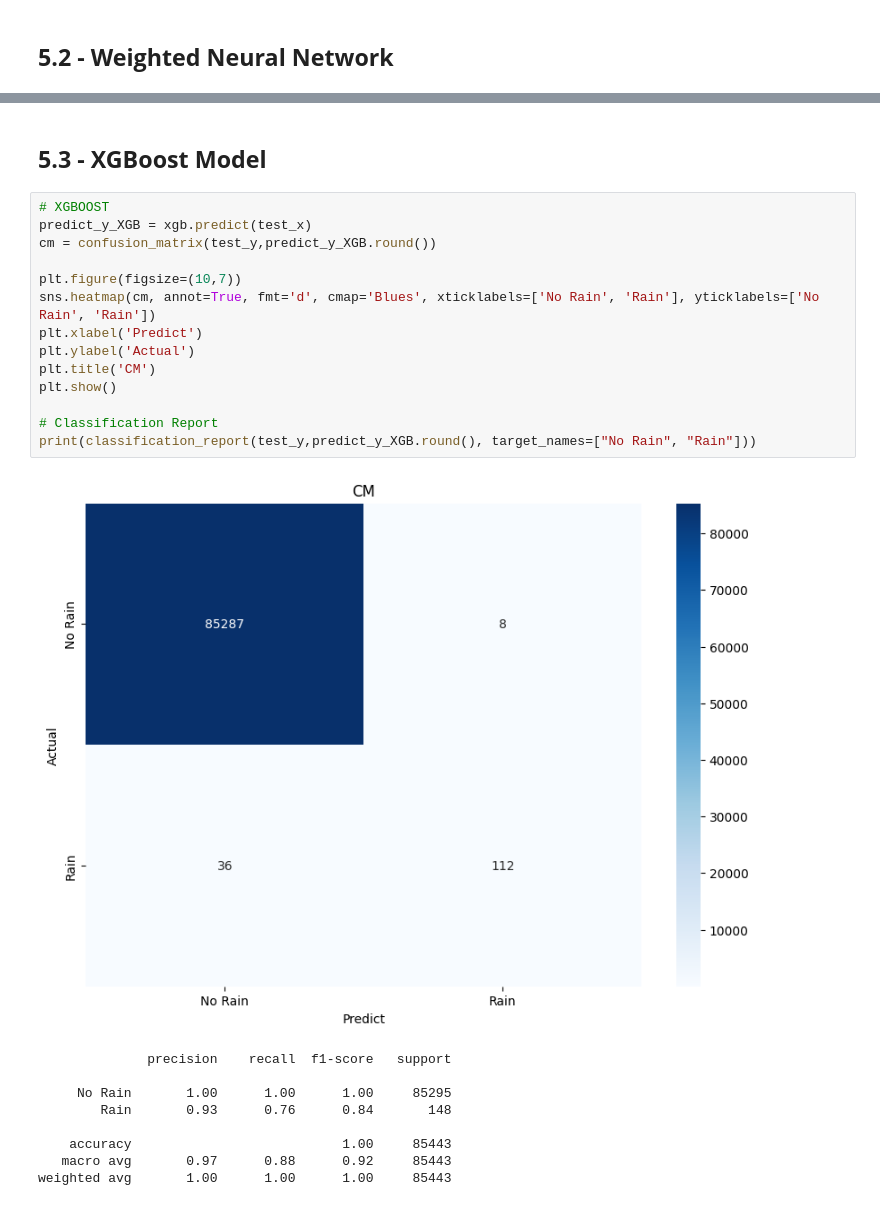
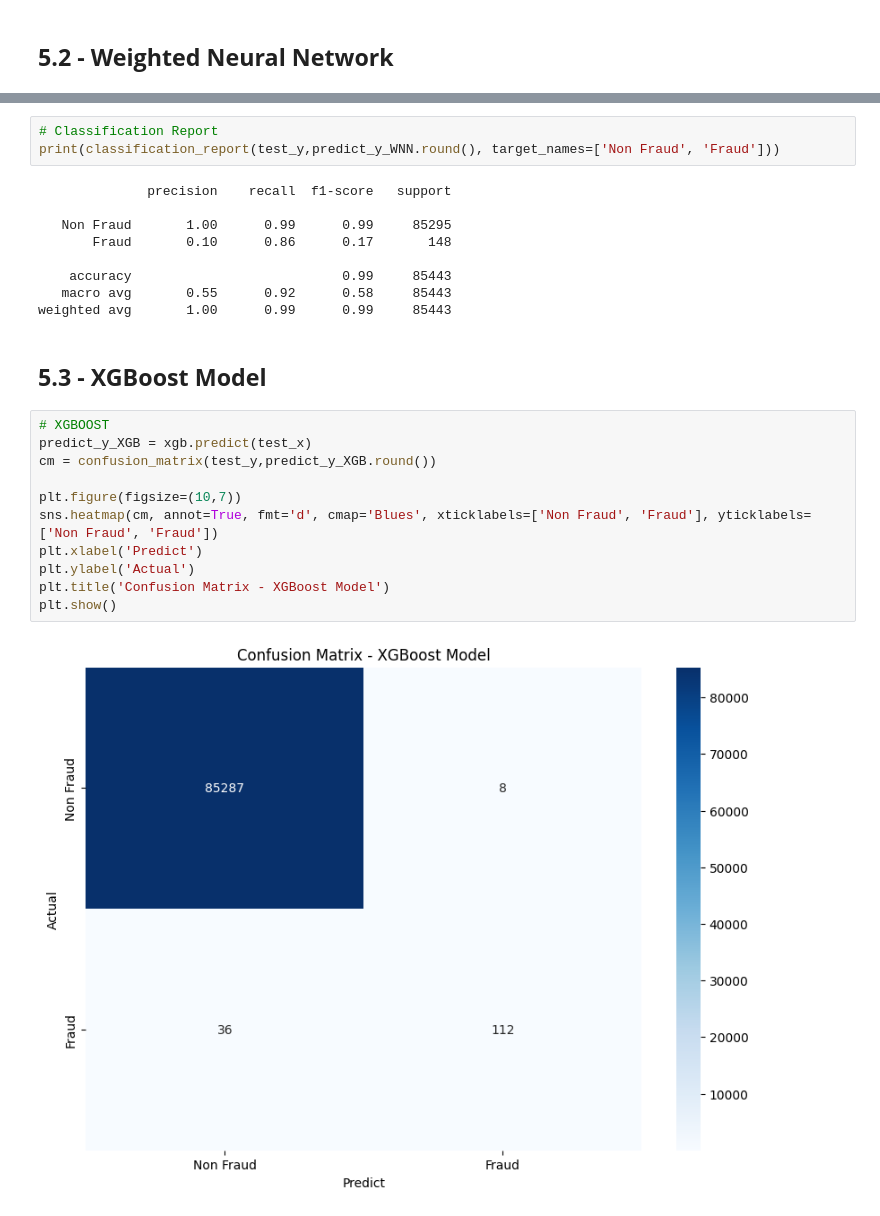
Before and after one commit to kyohmin/CreditCardFraudDetection, a Jupyter notebook: Credit_Card_Fraud.ipynb, the cells around one changed output, grey strips where cells are left out. Drawn from its saved outputs; the diff is of its cells as text.

```diff
--- a/Credit_Card_Fraud.ipynb
+++ b/Credit_Card_Fraud.ipynb
@@ -568,26 +556,27 @@ weighted avg       1.00      0.99      0.99     85443
+# %%
+# Classification Report
+print(classification_report(test_y,predict_y_WNN.round(), target_names=['Non Fraud', 'Fraud']))
+# %% [output]
+              precision    recall  f1-score   support
+
+   Non Fraud       1.00      0.99      0.99     85295
+       Fraud       0.10      0.86      0.17       148
+
+    accuracy                           0.99     85443
+   macro avg       0.55      0.92      0.58     85443
+weighted avg       1.00      0.99      0.99     85443
 # %% [markdown]
 ## **5.3 - XGBoost Model**
 # %%
 # XGBOOST
 predict_y_XGB = xgb.predict(test_x)
 cm = confusion_matrix(test_y,predict_y_XGB.round())
 
 plt.figure(figsize=(10,7))
-sns.heatmap(cm, annot=True, fmt='d', cmap='Blues', xticklabels=['No Rain', 'Rain'], yticklabels=['No Rain', 'Rain'])
+sns.heatmap(cm, annot=True, fmt='d', cmap='Blues', xticklabels=['Non Fraud', 'Fraud'], yticklabels=['Non Fraud', 'Fraud'])
 plt.xlabel('Predict')
 plt.ylabel('Actual')
-plt.title('CM')
+plt.title('Confusion Matrix - XGBoost Model')
 plt.show()
-
-# Classification Report
-print(classification_report(test_y,predict_y_XGB.round(), target_names=["No Rain", "Rain"]))
 # %% [output]
-[figure, old version]
+[figure, new version]
-              precision    recall  f1-score   support
-
-     No Rain       1.00      1.00      1.00     85295
-        Rain       0.93      0.76      0.84       148
-
-    accuracy                           1.00     85443
-   macro avg       0.97      0.88      0.92     85443
-weighted avg       1.00      1.00      1.00     85443
```
Also changed, not shown: parts of 19 cells of this notebook.
